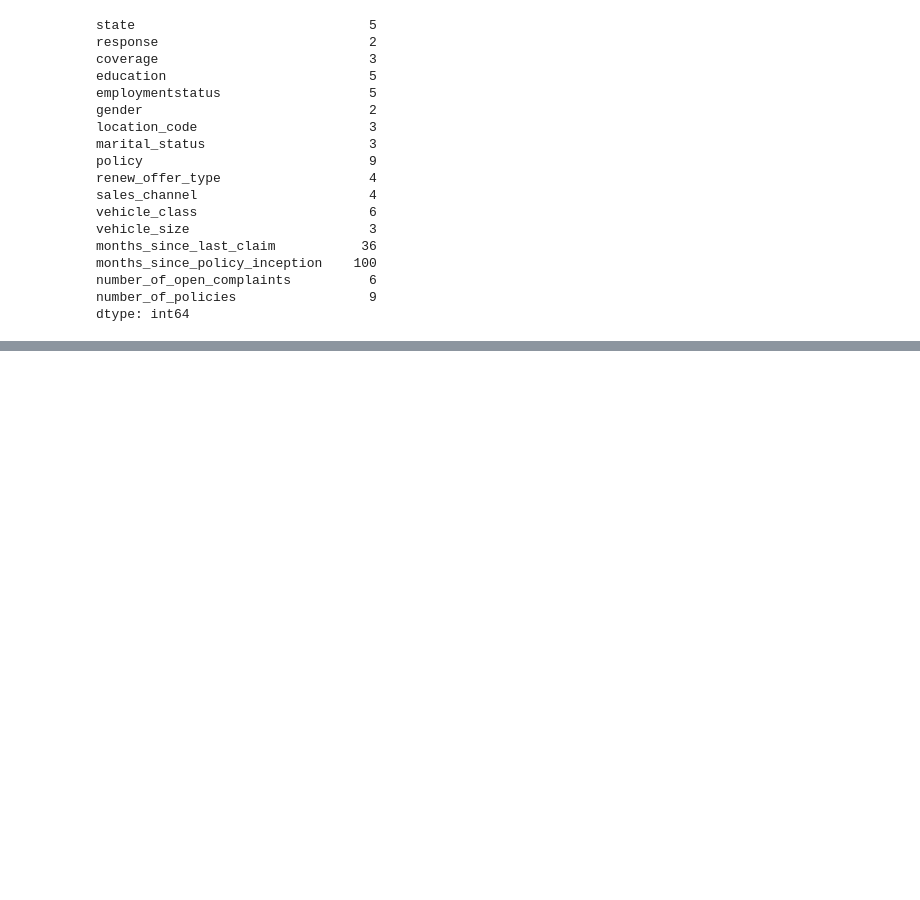
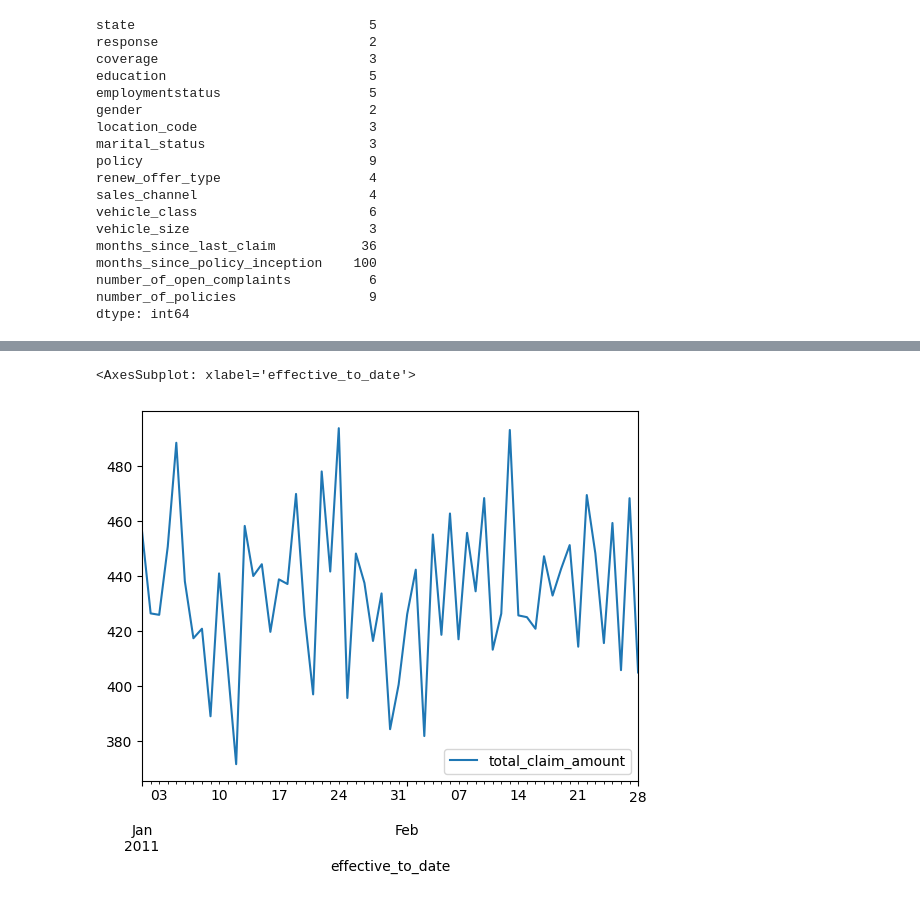
Before and after one commit to Xamweis/lab-cleaning-categorical-data, a Jupyter notebook: cleaner.ipynb, the cells around one changed output, grey strips where cells are left out. Cells and saved outputs as stored; diff of their text form; code cells hidden in the pictures; blank space fills up the shorter version.

```diff
--- a/cleaner.ipynb
+++ b/cleaner.ipynb
@@ -174,0 +218,6 @@ dtype: int64
+# %%
+claim_avg = customer_df.groupby(['effective_to_date'])[['total_claim_amount']].agg('mean')
+claim_avg.plot()
+# %% [output]
+<AxesSubplot: xlabel='effective_to_date'>
+[figure, added]
```
Also changed, not shown: parts of 7 cells of this notebook.
